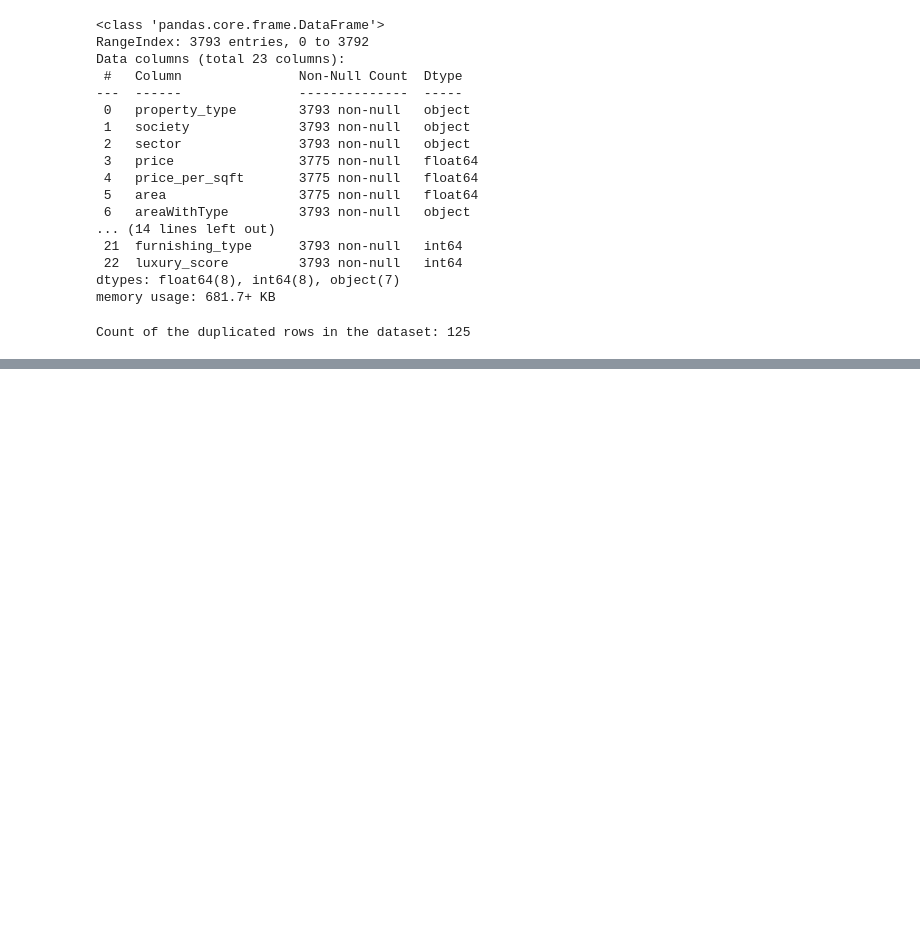
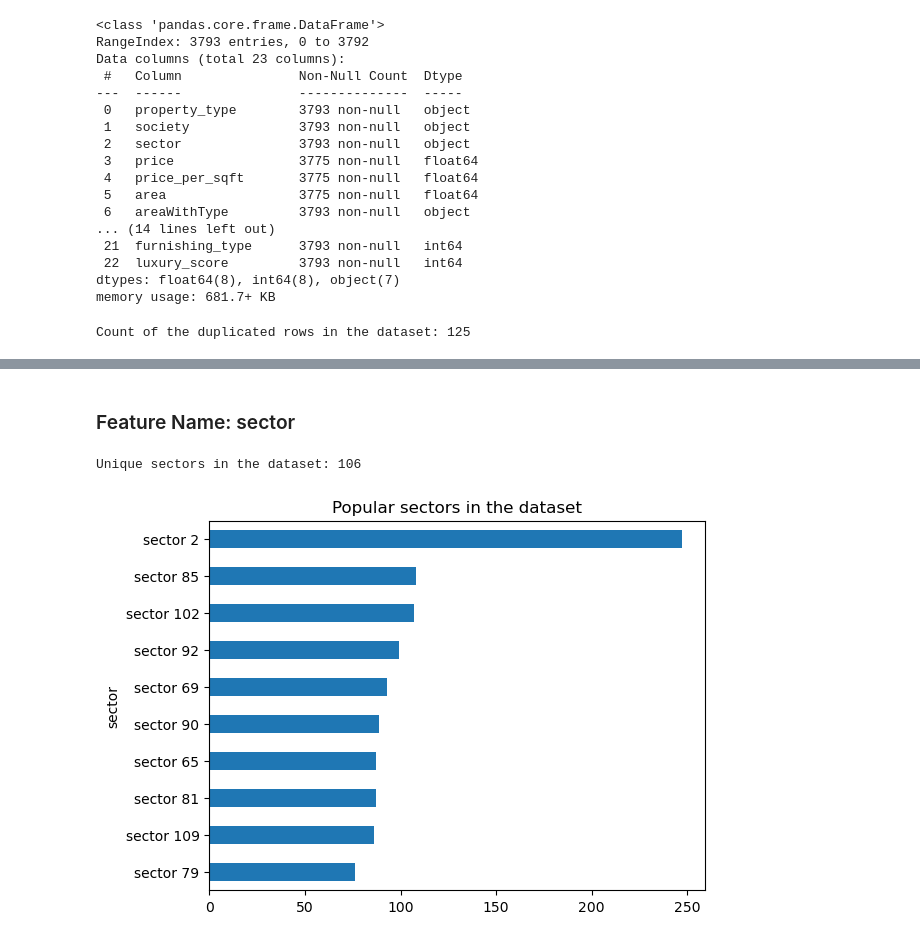
Before and after one commit to 07Sada/real-estate-property-price-predictor, a Jupyter notebook: notebooks/EDA-univariant_analysis_#05.ipynb, the cells around one changed output, grey strips where cells are left out. Saved outputs shown, nothing was run; the diff lists cells and outputs as text; code cells hidden in the pictures; blank space fills up the shorter version.

```diff
--- a/notebooks/EDA-univariant_analysis_#05.ipynb
+++ b/notebooks/EDA-univariant_analysis_#05.ipynb
@@ -80,0 +212,13 @@ Name: count, Length: 106, dtype: int64
+# %% [markdown]
+### Feature Name: sector
+# %%
+# unqiue sectors in the dataset
+print(f"Unique sectors in the dataset: {df['sector'].value_counts().count()}")
+# %% [output]
+Unique sectors in the dataset: 106
+# %%
+# top 10 sectors in the dataset
+df['sector'].value_counts().head(10).sort_values(ascending=True).plot(kind='barh')
+plt.title("Popular sectors in the dataset");
+# %% [output]
+[figure, added]
```
Also changed, not shown: parts of 23 cells of this notebook.
